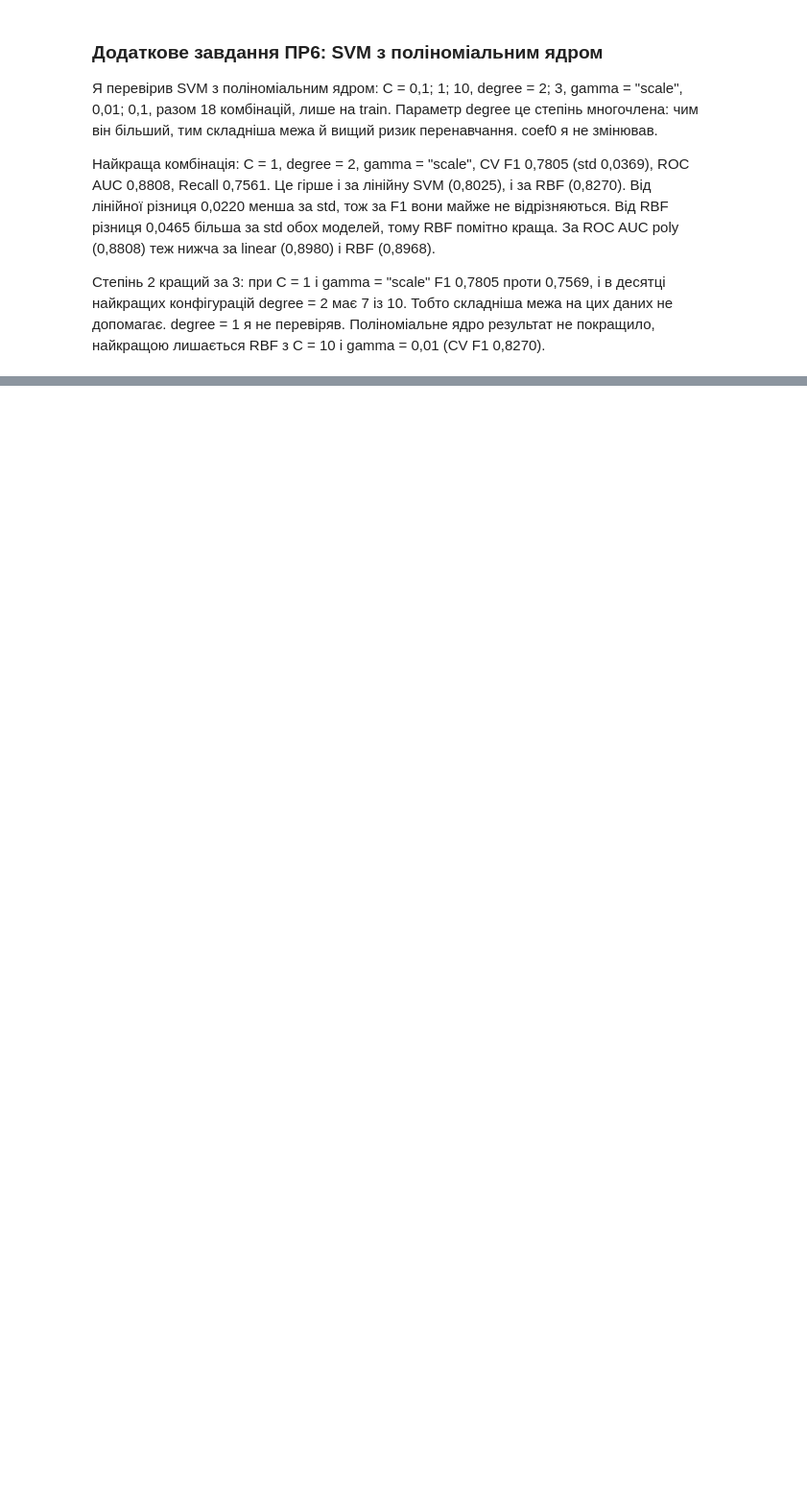
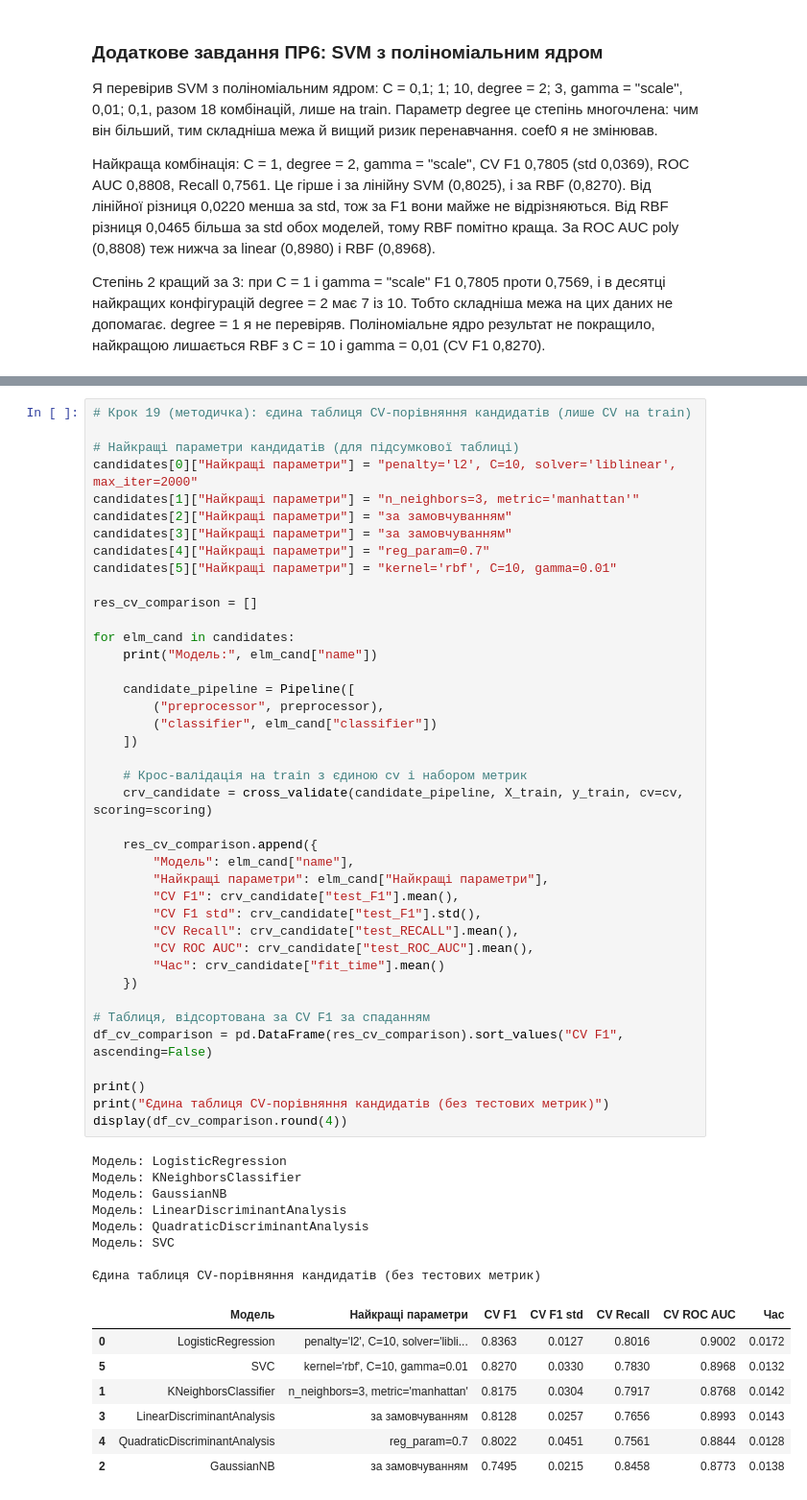
Before and after one commit to Anton-maxi/pattern-recognition-practice, a Jupyter notebook: classification-mini-project/notebooks/PR04_Zboryk_Anton.ipynb, the cells around one changed output, grey strips where cells are left out. Shown at 96% size. Cells and saved outputs as stored; diff of their text form; blank space fills up the shorter version.

```diff
--- a/classification-mini-project/notebooks/PR04_Zboryk_Anton.ipynb
+++ b/classification-mini-project/notebooks/PR04_Zboryk_Anton.ipynb
@@ -1235,0 +1391,56 @@ display(df_svm_poly.sort_values("mean_test_F1", ascending=False).head(10).round(
+# %%
+# Крок 19 (методичка): єдина таблиця CV-порівняння кандидатів (лише CV на train)
+
+# Найкращі параметри кандидатів (для підсумкової таблиці)
+candidates[0]["Найкращі параметри"] = "penalty='l2', C=10, solver='liblinear', max_iter=2000"
+candidates[1]["Найкращі параметри"] = "n_neighbors=3, metric='manhattan'"
+candidates[2]["Найкращі параметри"] = "за замовчуванням"
+candidates[3]["Найкращі параметри"] = "за замовчуванням"
+candidates[4]["Найкращі параметри"] = "reg_param=0.7"
+candidates[5]["Найкращі параметри"] = "kernel='rbf', C=10, gamma=0.01"
+
+res_cv_comparison = []
+
+for elm_cand in candidates:
+    print("Модель:", elm_cand["name"])
+
+    candidate_pipeline = Pipeline([
+        ("preprocessor", preprocessor),
+        ("classifier", elm_cand["classifier"])
+    ])
+
+    # Крос-валідація на train з єдиною cv і набором метрик
+    crv_candidate = cross_validate(candidate_pipeline, X_train, y_train, cv=cv, scoring=scoring)
+
+    res_cv_comparison.append({
+        "Модель": elm_cand["name"],
+        "Найкращі параметри": elm_cand["Найкращі параметри"],
+        "CV F1": crv_candidate["test_F1"].mean(),
+        "CV F1 std": crv_candidate["test_F1"].std(),
+        "CV Recall": crv_candidate["test_RECALL"].mean(),
+        "CV ROC AUC": crv_candidate["test_ROC_AUC"].mean(),
+        "Час": crv_candidate["fit_time"].mean()
+    })
+
+# Таблиця, відсортована за CV F1 за спаданням
+df_cv_comparison = pd.DataFrame(res_cv_comparison).sort_values("CV F1", ascending=False)
+
+print()
+print("Єдина таблиця CV-порівняння кандидатів (без тестових метрик)")
+display(df_cv_comparison.round(4))
+# %% [output]
+Модель: LogisticRegression
+Модель: KNeighborsClassifier
+Модель: GaussianNB
+Модель: LinearDiscriminantAnalysis
+Модель: QuadraticDiscriminantAnalysis
+Модель: SVC
+
+Єдина таблиця CV-порівняння кандидатів (без тестових метрик)
+|  | Модель | Найкращі параметри | CV F1 | CV F1 std | CV Recall | CV ROC AUC | Час |
+| 0 | LogisticRegression | penalty='l2', C=10, solver='libli... | 0.8363 | 0.0127 | 0.8016 | 0.9002 | 0.0172 |
+| 5 | SVC | kernel='rbf', C=10, gamma=0.01 | 0.8270 | 0.0330 | 0.7830 | 0.8968 | 0.0132 |
+| 1 | KNeighborsClassifier | n_neighbors=3, metric='manhattan' | 0.8175 | 0.0304 | 0.7917 | 0.8768 | 0.0142 |
+| 3 | LinearDiscriminantAnalysis | за замовчуванням | 0.8128 | 0.0257 | 0.7656 | 0.8993 | 0.0143 |
+| 4 | QuadraticDiscriminantAnalysis | reg_param=0.7 | 0.8022 | 0.0451 | 0.7561 | 0.8844 | 0.0128 |
+| 2 | GaussianNB | за замовчуванням | 0.7495 | 0.0215 | 0.8458 | 0.8773 | 0.0138 |
```
Also changed, not shown: parts of 15 cells of this notebook.
